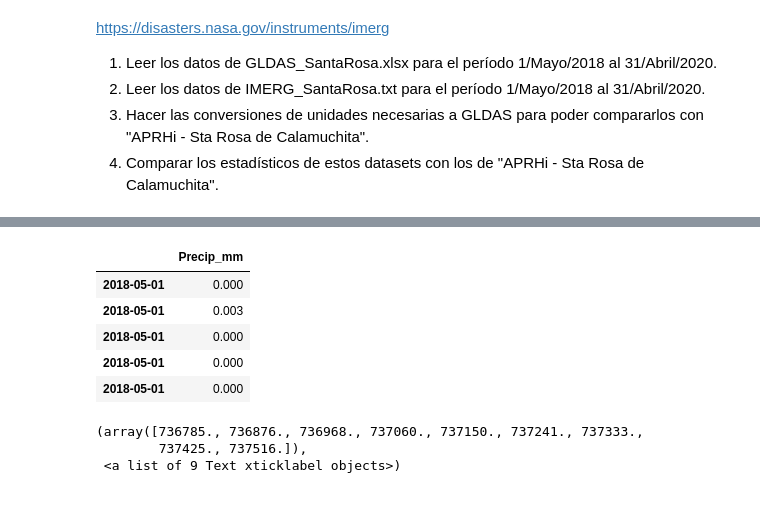
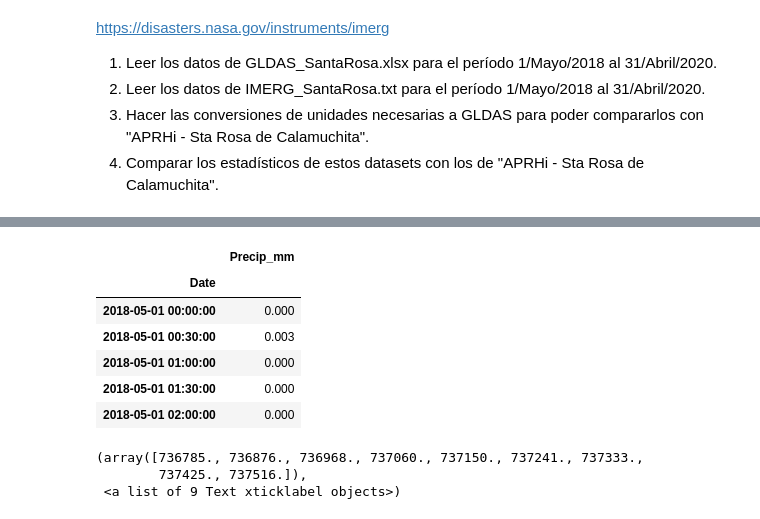
Before and after one commit to Rondamon/2020_Mentoria_PronosticoCaudales, a Jupyter notebook: TP2-Copy1.ipynb, the cells around one changed output, grey strips where cells are left out. Drawn from its saved outputs; the diff is of its cells as text; code cells hidden in the pictures.

```diff
--- a/TP2-Copy1.ipynb
+++ b/TP2-Copy1.ipynb
@@ -372,13 +310,14 @@ gldas_sta_rosa.head()
 gldas_sta_rosa.index = gldas_sta_rosa.index.date
 # %%
 imerg_santa_rosa = pd.read_csv('dataset/Datos_Meteorologicos/IMERG_SantaRosa.txt',sep='\t',parse_dates=True,index_col='Date')
-imerg_santa_rosa.index = imerg_santa_rosa.index.date
+# imerg_santa_rosa.index = imerg_santa_rosa.index.date
 imerg_santa_rosa.head()
 # %% [output]
 |  | Precip_mm |
-| 2018-05-01 | 0.000 |
-| 2018-05-01 | 0.003 |
-| 2018-05-01 | 0.000 |
-| 2018-05-01 | 0.000 |
-| 2018-05-01 | 0.000 |
+| Date |  |
+| 2018-05-01 00:00:00 | 0.000 |
+| 2018-05-01 00:30:00 | 0.003 |
+| 2018-05-01 01:00:00 | 0.000 |
+| 2018-05-01 01:30:00 | 0.000 |
+| 2018-05-01 02:00:00 | 0.000 |
 # %%
```
Also changed, not shown: parts of 22 cells of this notebook, 4 other files.
